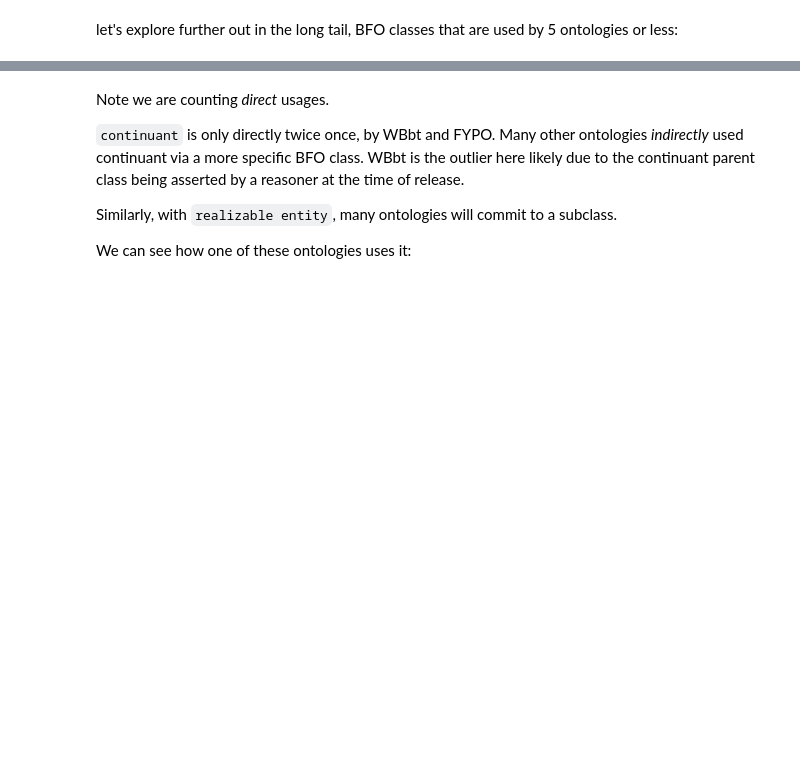
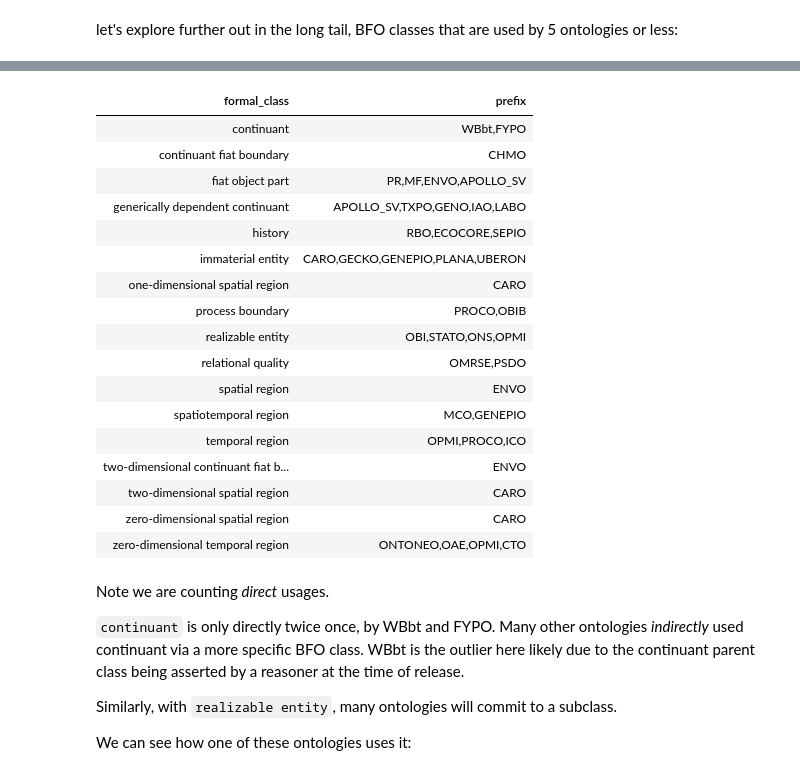
Before and after one commit to cmungall/formal-ontology-analysis, a Jupyter notebook: analysis/formal-ontology-usage-analysis.ipynb, the cells around one changed output, grey strips where cells are left out. Saved outputs shown, nothing was run; the diff lists cells and outputs as text; code cells hidden in the pictures; blank space fills up the shorter version.

```diff
--- a/analysis/formal-ontology-usage-analysis.ipynb
+++ b/analysis/formal-ontology-usage-analysis.ipynb
@@ -249,3 +293,25 @@ bfo_df.groupby("formal_class").filter(lambda x: len(x) <= 5).sort_values("formal
+# %%
+byfc = bfo_df.groupby("formal_class").filter(lambda x: len(x) <= 5).sort_values("formal_class")
+byfc.groupby(["formal_class"])['prefix'].apply(','.join).reset_index().style.hide(axis='index')
+# %% [output]
+| formal_class | prefix |
+| continuant | WBbt,FYPO |
+| continuant fiat boundary | CHMO |
+| fiat object part | PR,MF,ENVO,APOLLO_SV |
+| generically dependent continuant | APOLLO_SV,TXPO,GENO,IAO,LABO |
+| history | RBO,ECOCORE,SEPIO |
+| immaterial entity | CARO,GECKO,GENEPIO,PLANA,UBERON |
+| one-dimensional spatial region | CARO |
+| process boundary | PROCO,OBIB |
+| realizable entity | OBI,STATO,ONS,OPMI |
+| relational quality | OMRSE,PSDO |
+| spatial region | ENVO |
+| spatiotemporal region | MCO,GENEPIO |
+| temporal region | OPMI,PROCO,ICO |
+| two-dimensional continuant fiat b... | ENVO |
+| two-dimensional spatial region | CARO |
+| zero-dimensional spatial region | CARO |
+| zero-dimensional temporal region | ONTONEO,OAE,OPMI,CTO |
 # %% [markdown]
 Note we are counting *direct* usages.
 
```
Also changed, not shown: parts of 28 cells of this notebook.
